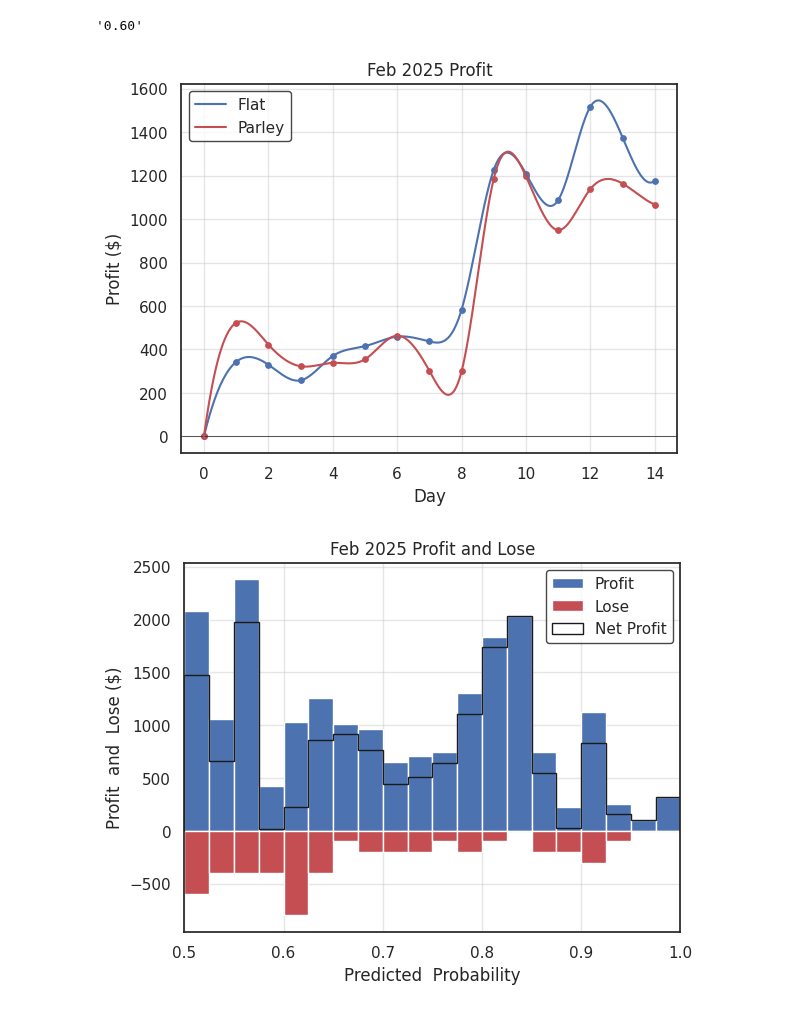
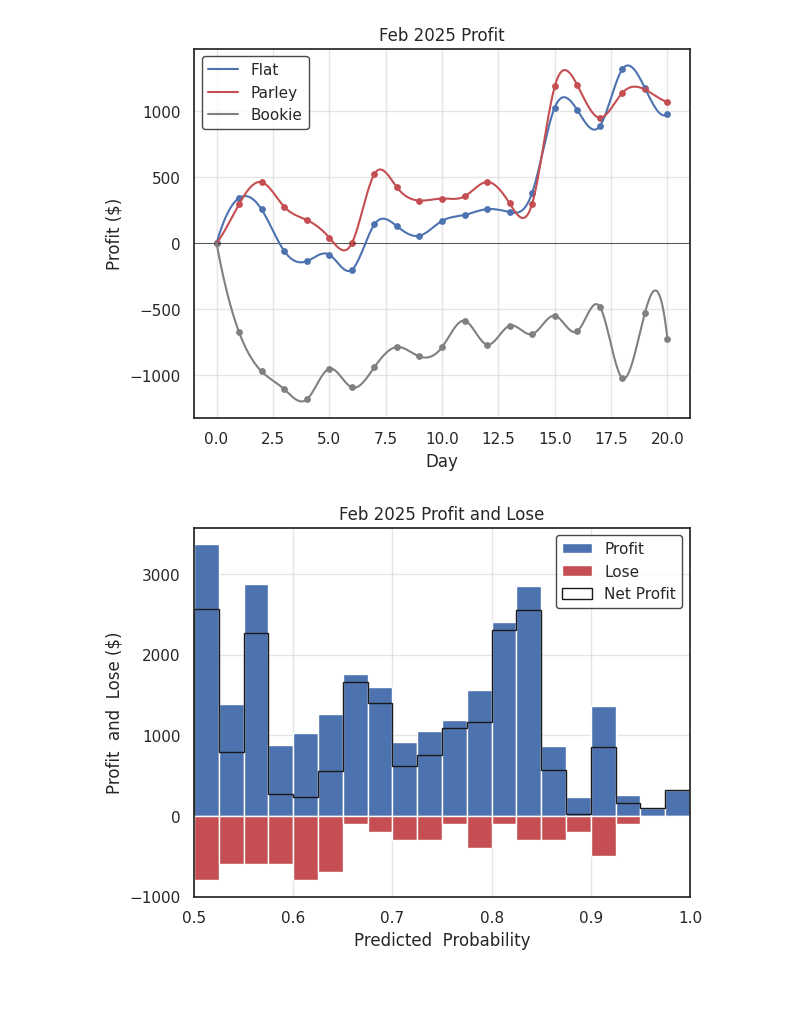
Before and after one commit to ansonkwokth/TableTennisPrediction, a Jupyter notebook: evaluation.ipynb, the cells around one changed output. Cells and saved outputs as stored; diff of their text form; code cells hidden in the pictures.

```diff
--- a/evaluation.ipynb
+++ b/evaluation.ipynb
@@ -22,7 +22,7 @@ month = 2
 
 df_hist = pd.read_excel('/content/TableTennisResult.xlsx')
 
-df_hist = df_hist[df_hist.Date.dt.month == month]
+# df_hist = df_hist[df_hist.Date.dt.month == month]
 # %%
 winrate_dt = {}
 uncert_dt = {}
@@ -125,4 +124,0 @@ plt.title("Feb 2025 Win Rate");
-# %%
-f"{Y_p[-1]:.2f}"
-# %% [output]
-'0.60'
@@ -191,11 +217,18 @@ def smoothing(ret_dt):
 
 X_, Y_ = smoothing(ret_dt)
 X_par_, Y_par_ = smoothing(ret_par_dt)
+X_EV_, Y_EV_ = smoothing(ret_EV_dt)
+X_bk_, Y_bk_ = smoothing(ret_bk_dt)
+
 plt.axhline(0.5, color='k', lw=0.5)
 plt.plot(X_, Y_*cost, color='b', label="Flat")
 plt.scatter(range(len(ret_dt.keys())+1), np.cumsum([0]+list(ret_dt.values()))*cost, s=15, color='b')
 plt.plot(X_par_, Y_par_*cost, color='r', label="Parley")
 plt.scatter(range(len(ret_par_dt.keys())+1), np.cumsum([0]+list(ret_par_dt.values()))*cost, s=15, color='r')
+plt.plot(X_bk_, Y_bk_*cost, color='grey', label="Bookie")
+plt.scatter(range(len(ret_bk_dt.keys())+1), np.cumsum([0]+list(ret_bk_dt.values()))*cost, s=15, color='grey')
+# plt.plot(X_EV_, Y_EV_*cost, color='k', label="+EV")
+# plt.scatter(range(len(ret_EV_dt.keys())+1), np.cumsum([0]+list(ret_EV_dt.values()))*cost, s=15, color='k')
 plt.xlabel("Day")
 plt.ylabel(f"Profit ($)")
 plt.legend()
@@ -208,37 +241,37 @@ frame.set_edgecolor('k')
 
 plt.title("Feb 2025 Profit");
 # %% [output]
-[figure, old version]
+[figure, new version]
 # %%
-df_hist['PnL'] = df_hist['Odd'].copy()
-df_hist.loc[df_hist.Win==1, "PnL"] = df_hist[df_hist.Win==1]['Odd']
+df_hist['PnL'] = df_hist['WinnerOdd'].copy()
+df_hist.loc[df_hist.Win==1, "PnL"] = df_hist[df_hist.Win==1]['WinnerOdd']
 df_hist.loc[df_hist.Win==0, "PnL"] = -1
 
-win_odd = df_hist[df_hist.Win == 1]['Odd']
-lose_odd = df_hist[df_hist.Win == 0]['Odd']
+win_odd = df_hist[df_hist.Win == 1]['WinnerOdd']
+lose_odd = df_hist[df_hist.Win == 0]['WinnerOdd']
 all_odd = df_hist['PnL']
 win_prob = df_hist[df_hist.Win == 1]['Prob']
 lose_prob = df_hist[df_hist.Win == 0]['Prob']
 all_prob = df_hist['Prob']
 
 range_ = [0.5, 1]
 bins_=20
 plt.hist(win_prob, weights=win_odd*cost, range=range_, bins=bins_, label='Profit', color='b');
 plt.hist(lose_prob, weights=[-cost]*len(lose_odd), range=range_, bins=bins_, label='Lose', color='r');
 plt.hist(all_prob, weights=all_odd*cost, range=range_, bins=bins_, color='k', histtype='step', label='Net Profit');
 plt.grid()
 plt.margins(x=0)
 
 plt.xlabel("Predicted  Probability")
 plt.ylabel(f"Profit  and  Lose ($)")
 plt.legend()
 plt.grid(True, linestyle='-', alpha=0.5)
 
 legend = plt.legend()
 frame = legend.get_frame()
 frame.set_facecolor('white')
 frame.set_edgecolor('k')
 
 plt.title("Feb 2025 Profit and Lose");
 # %% [output]
-[figure, old version]
+[figure, new version]
```
Also changed, not shown: parts of 6 cells of this notebook.
